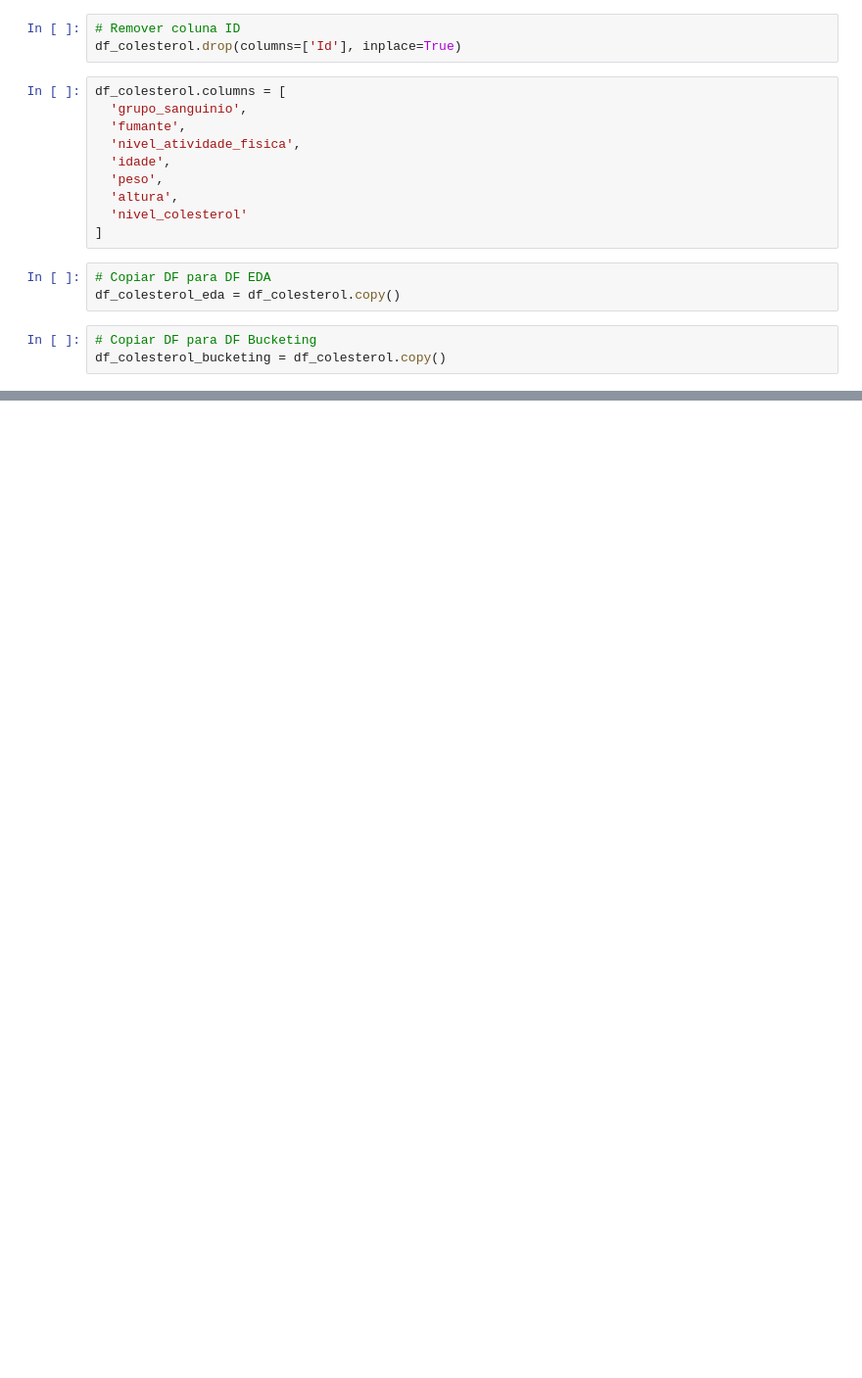
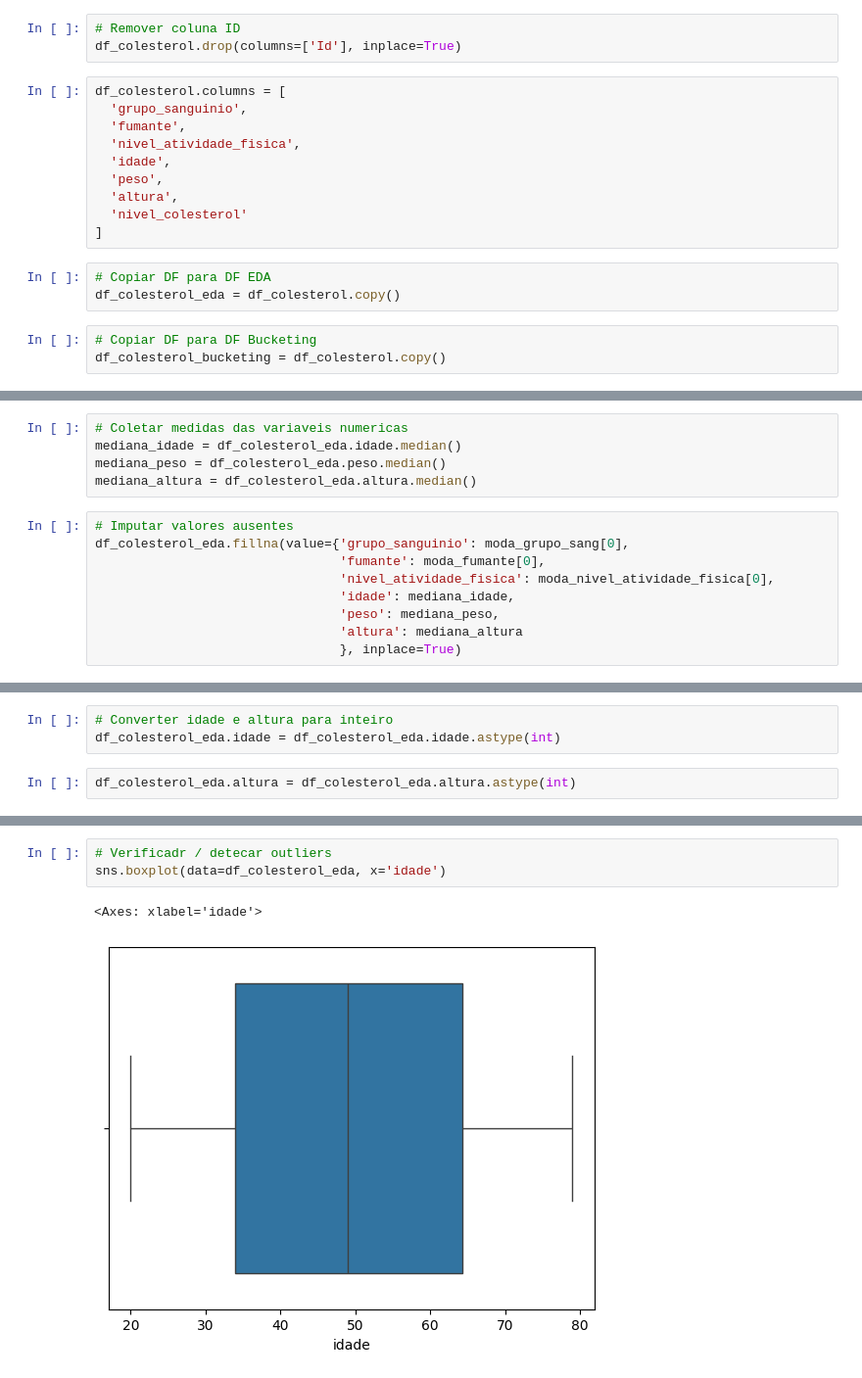
Before and after one commit to lucas5g/regressao-linear-multipla, a Jupyter notebook: aula.ipynb, the cells around one changed output, grey strips where cells are left out. Shown at 98% size. Saved outputs shown, nothing was run; the diff lists cells and outputs as text; blank space fills up the shorter version.

```diff
--- a/aula.ipynb
+++ b/aula.ipynb
@@ -46,0 +111,14 @@ df_colesterol_bucketing = df_colesterol.copy()
+# %%
+# Coletar medidas das variaveis numericas
+mediana_idade = df_colesterol_eda.idade.median()
+mediana_peso = df_colesterol_eda.peso.median()
+mediana_altura = df_colesterol_eda.altura.median()
+# %%
+# Imputar valores ausentes
+df_colesterol_eda.fillna(value={'grupo_sanguinio': moda_grupo_sang[0],
+                                'fumante': moda_fumante[0],
+                                'nivel_atividade_fisica': moda_nivel_atividade_fisica[0],
+                                'idade': mediana_idade,
+                                'peso': mediana_peso,
+                                'altura': mediana_altura
+                                }, inplace=True)
@@ -46,0 +139,5 @@ df_colesterol_bucketing = df_colesterol.copy()
+# %%
+# Converter idade e altura para inteiro
+df_colesterol_eda.idade = df_colesterol_eda.idade.astype(int)
+# %%
+df_colesterol_eda.altura = df_colesterol_eda.altura.astype(int)
@@ -46,0 +176,6 @@ df_colesterol_bucketing = df_colesterol.copy()
+# %%
+# Verificadr / detecar outliers
+sns.boxplot(data=df_colesterol_eda, x='idade')
+# %% [output]
+<Axes: xlabel='idade'>
+[figure, added]
```
Also changed, not shown: parts of 20 cells of this notebook.
